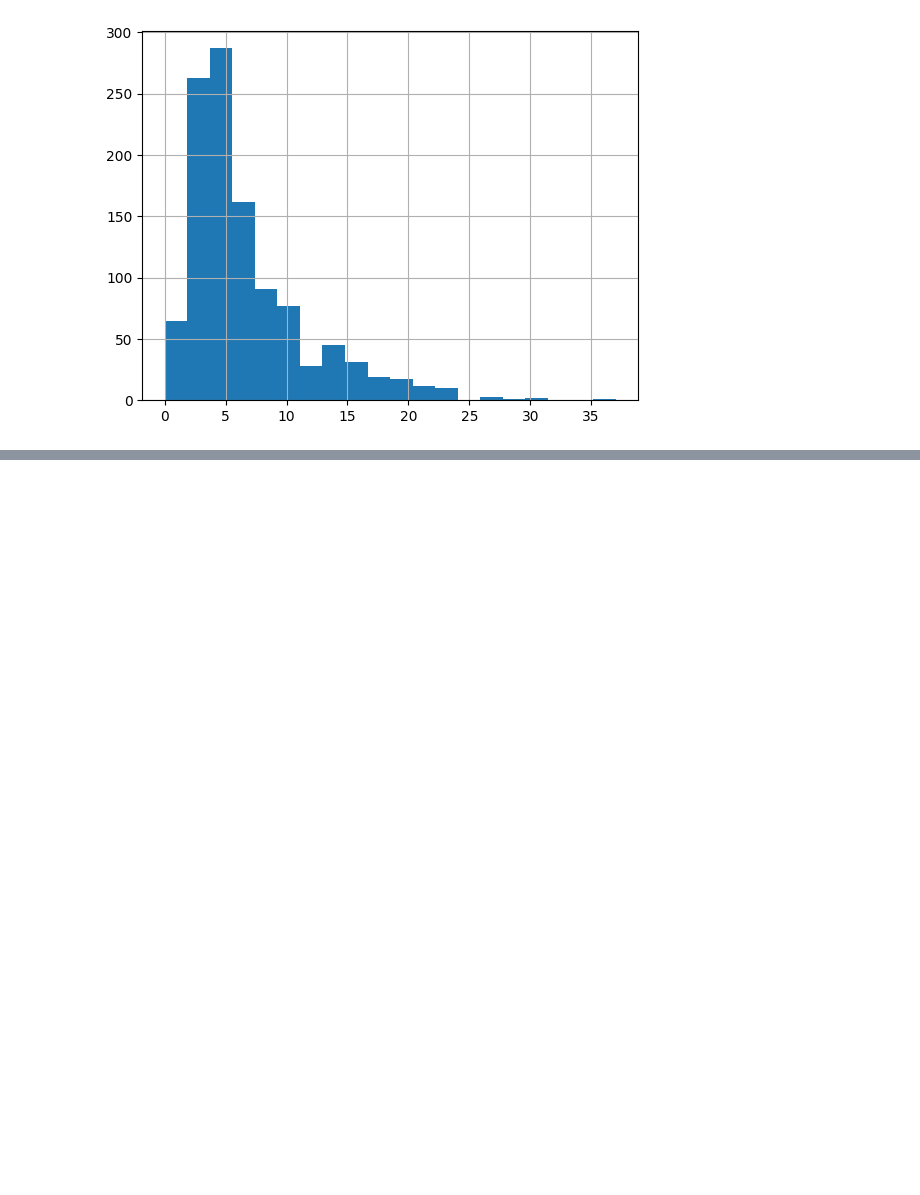
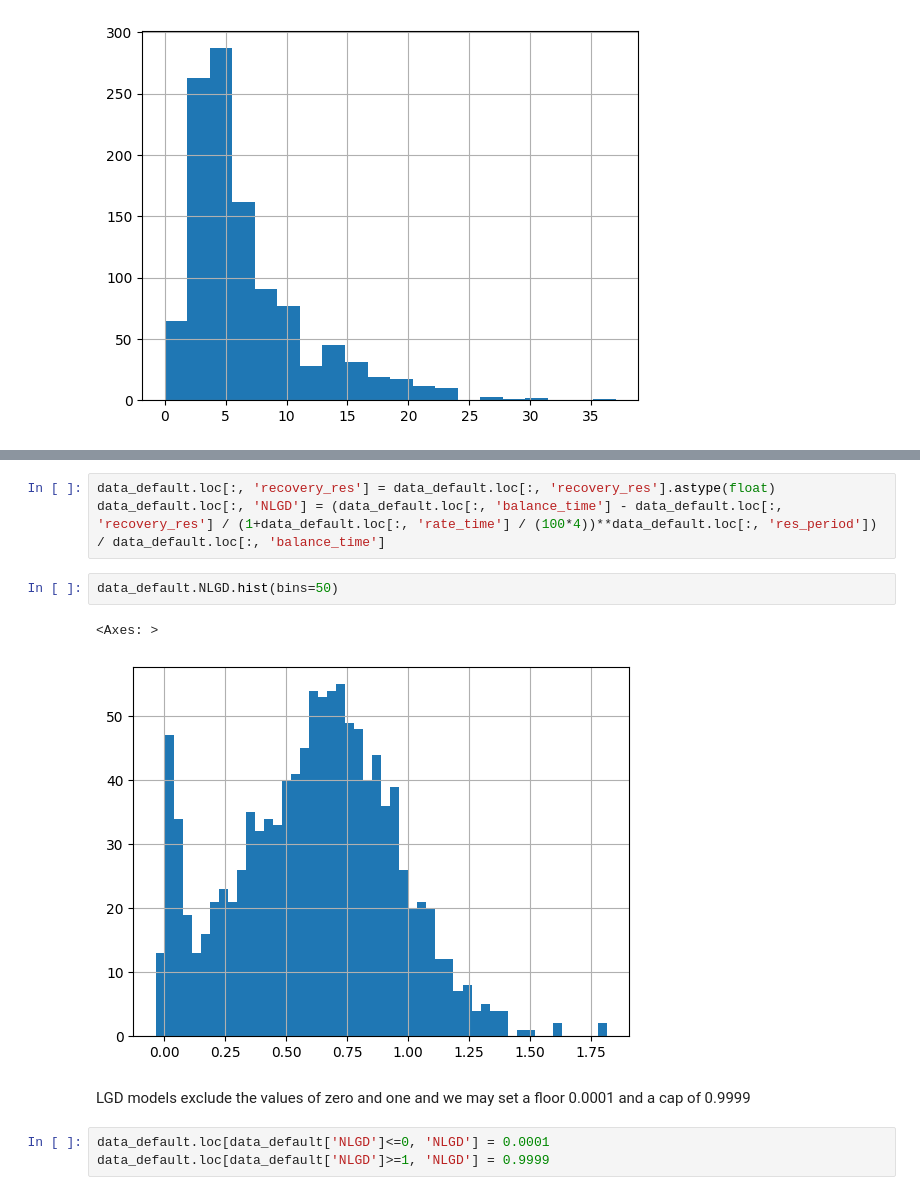
Before and after one commit to Eakkarat-Patt/deep_credit_risk, a Jupyter notebook: 5.4_lgd_engineering.ipynb, the cells around one changed output, grey strips where cells are left out. Drawn from its saved outputs; the diff is of its cells as text; blank space fills up the shorter version.

```diff
--- a/5.4_lgd_engineering.ipynb
+++ b/5.4_lgd_engineering.ipynb
@@ -30,0 +39,13 @@ data_default.loc[:, 'res_period'].hist(bins=20)
+# %%
+data_default.loc[:, 'recovery_res'] = data_default.loc[:, 'recovery_res'].astype(float)
+data_default.loc[:, 'NLGD'] = (data_default.loc[:, 'balance_time'] - data_default.loc[:, 'recovery_res'] / (1+data_default.loc[:, 'rate_time'] / (100*4))**data_default.loc[:, 'res_period']) / data_default.loc[:, 'balance_time']
+# %%
+data_default.NLGD.hist(bins=50)
+# %% [output]
+<Axes: >
+[figure, added]
+# %% [markdown]
+LGD models exclude the values of zero and one and we may set a floor 0.0001 and a cap of 0.9999
+# %%
+data_default.loc[data_default['NLGD']<=0, 'NLGD'] = 0.0001
+data_default.loc[data_default['NLGD']>=1, 'NLGD'] = 0.9999
```
Also changed, not shown: parts of 7 cells of this notebook, 3 other files.
